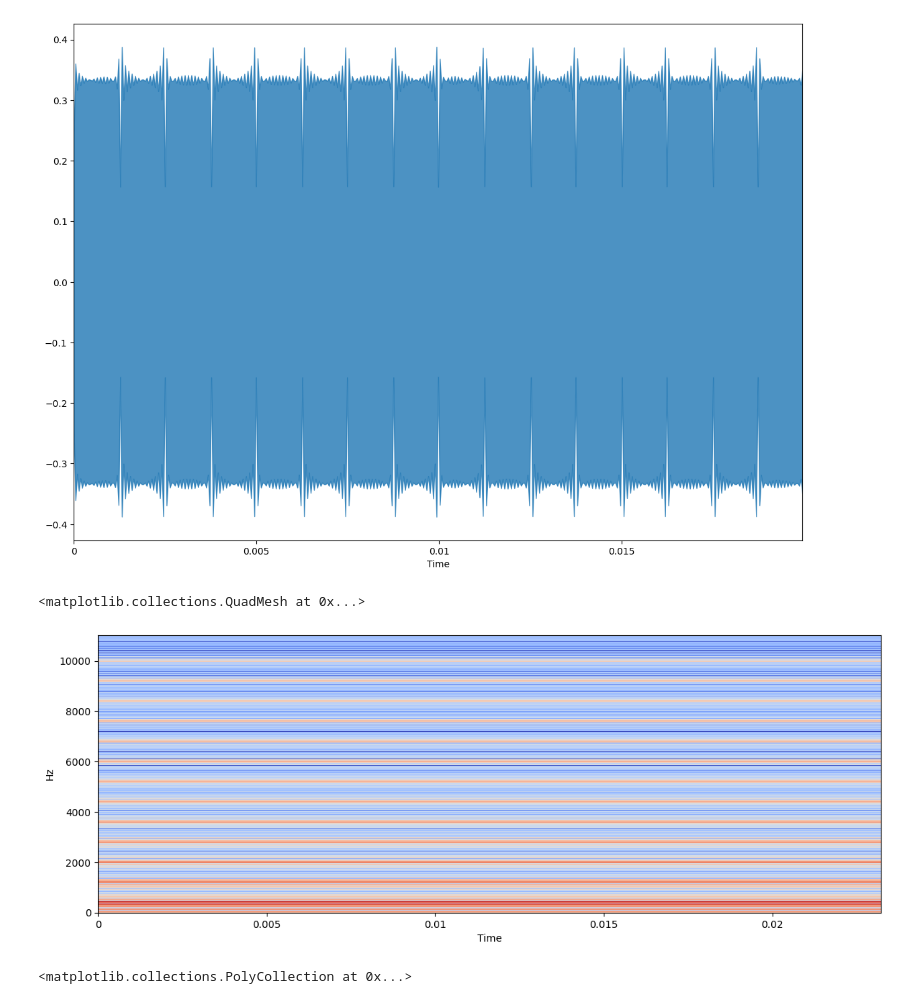
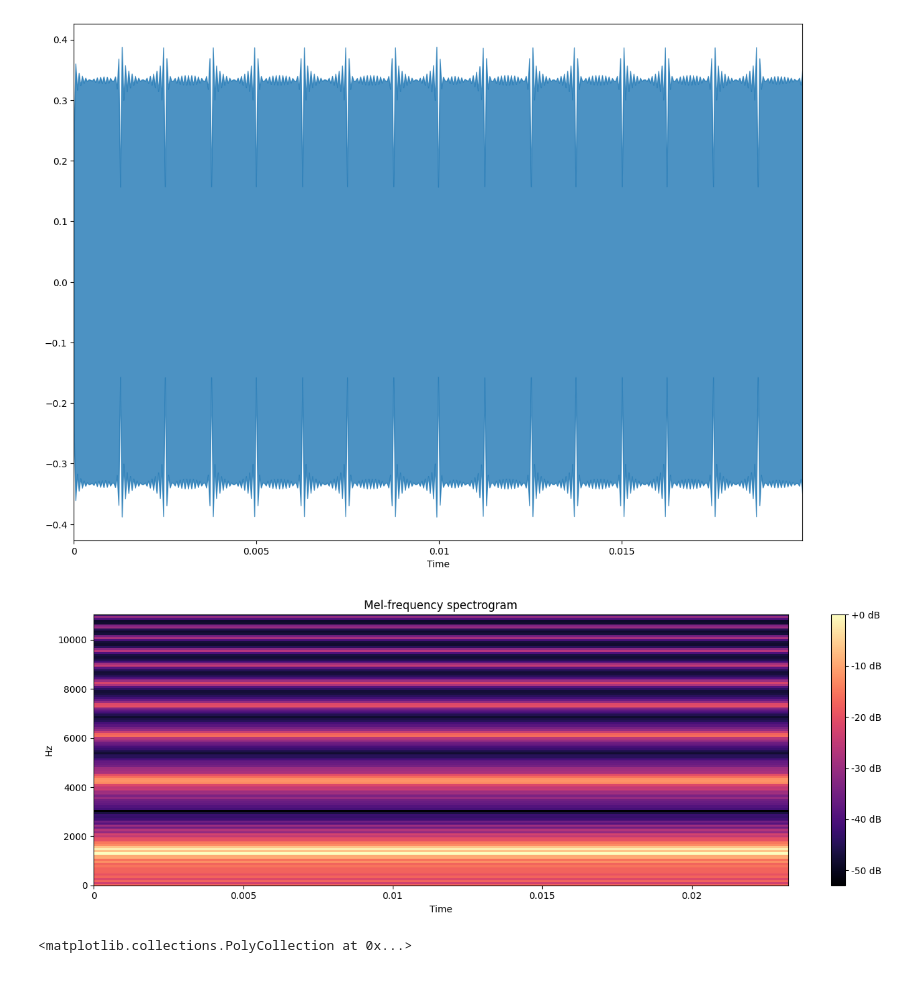
Before and after one commit to Separacao-de-Fonte-Sonora/Documentation, a Jupyter notebook: results/artificial_samples.ipynb, the cells around one changed output. Drawn from its saved outputs; the diff is of its cells as text; code cells hidden in the pictures.

```diff
--- a/results/artificial_samples.ipynb
+++ b/results/artificial_samples.ipynb
@@ -18,14 +19,19 @@ librosa.display.waveplot(x, sr=sr, alpha=0.8)
 # %% [output]
 <matplotlib.collections.PolyCollection at 0x...>
 [figure]
-# %%
-X = librosa.stft(x)
-Xdb = librosa.amplitude_to_db(abs(X))
-plt.figure(figsize=(14, 5))
-librosa.display.specshow(Xdb, sr=sr, x_axis='time', y_axis='hz')
-# %% [output]
-<matplotlib.collections.QuadMesh at 0x...>
-[figure, removed]
+# %%
+
+S = librosa.feature.melspectrogram(y=x, sr=sr, n_mels=128,
+                                    fmax=8000)
+plt.figure(figsize=(14, 5))
+S_dB = librosa.power_to_db(S, ref=np.max)
+librosa.display.specshow(S_dB, sr=sr, x_axis='time', y_axis='hz')
+plt.colorbar(format='%+2.0f dB')
+plt.title('Mel-frequency spectrogram')
+plt.tight_layout()
+plt.show()
+# %% [output]
+[figure, added]
 # %%
 print('Onda Senoide')
 ipd.Audio('../_static/audio/senoide.wav')
```
Also changed, not shown: parts of 5 cells of this notebook.
